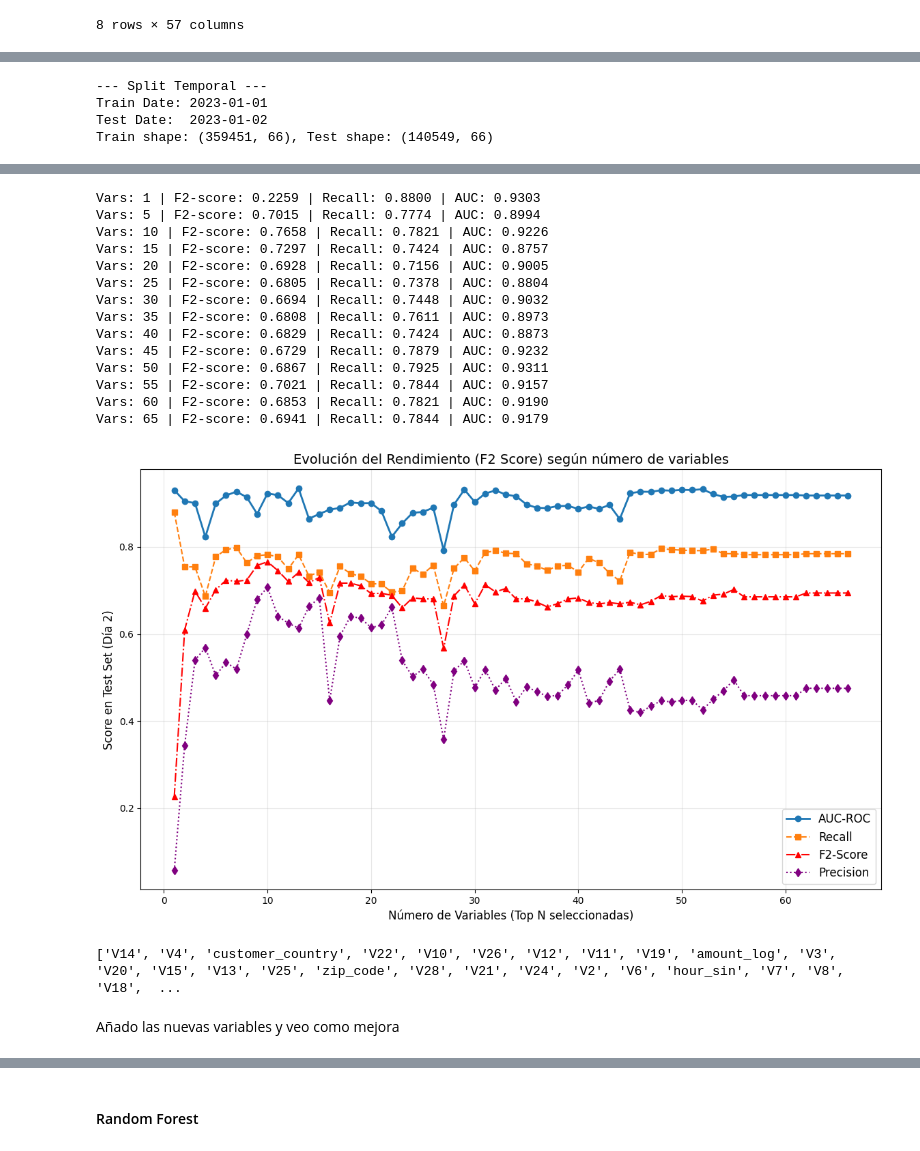
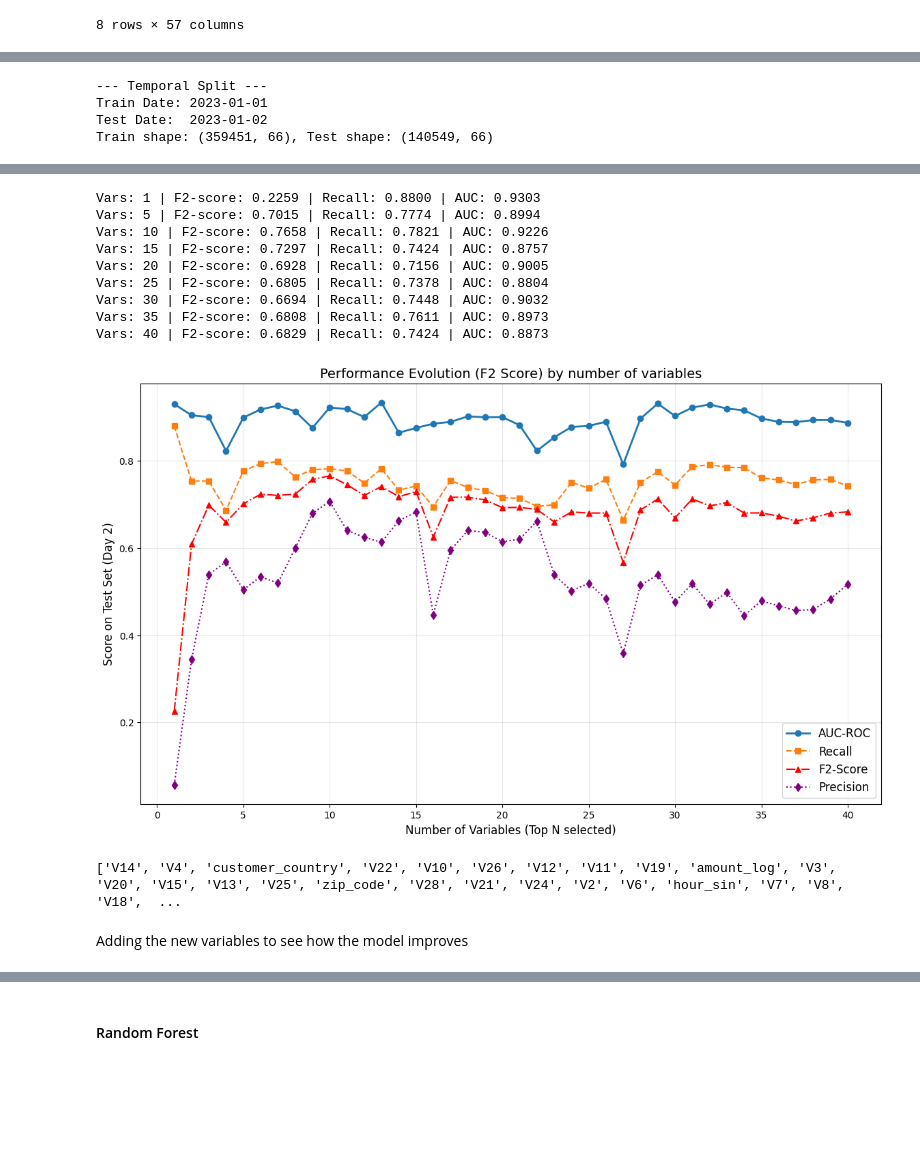
Before and after one commit to enicaking/bluetab-uc3m-project-repo, a Jupyter notebook: notebooks/modeling3.ipynb, the cells around one changed output, grey strips where cells are left out. Drawn from its saved outputs; the diff is of its cells as text; code cells hidden in the pictures; blank space fills up the shorter version.

Commit message:
modeling3 limpio

```diff
--- a/notebooks/modeling3.ipynb
+++ b/notebooks/modeling3.ipynb
@@ -1862,35 +1257,31 @@ df.describe()
 # %%
+#since datasets are similar, we only do this with one of them
 import lightgbm as lgbm
-#
-# Importamos fbeta_score para calcular el F2
-from sklearn.metrics import roc_auc_score, recall_score, fbeta_score, precision_score
-
 # ============================================================================
-# 1. Preparación de Datos con Split Temporal (Día 1 vs Día 2)
+# 1. Data Preparation with Temporal Split (Day 1 vs Day 2)
 # ============================================================================
 
-# Aseguramos que timestamp sea datetime y extraemos la fecha
 df['timestamp'] = pd.to_datetime(df['timestamp'], errors='coerce')
 df['date'] = df['timestamp'].dt.date
 
-# Identificar los días disponibles
+# Identify available days
 dates = sorted(df['date'].dropna().unique())
 
 if len(dates) < 2:
-    raise ValueError("El dataset necesita al menos 2 días distintos para hacer este split.")
+    raise ValueError("The dataset needs at least 2 different days to perform this split.")
 
 train_date = dates[0]
 test_date = dates[1]
 
-print(f"--- Split Temporal ---")
+print(f"--- Temporal Split ---")
 print(f"Train Date: {train_date}")
 print(f"Test Date:  {test_date}")
 
-# Crear DataFrames de Train y Test
+# Create Train and Test DataFrames
 train_df = df[df['date'] == train_date].copy()
 test_df = df[df['date'] == test_date].copy()
 
-# Definir Columnas a eliminar (incluyendo las generadas para el split)
+# Define Columns to exclude (including those generated for the split)
 TARGET_COLUMN = 'Class'
 COLS_TO_EXCLUDE = [
     TARGET_COLUMN, 'transaction_id', 'customer_id', 'device_id',
@@ -1898,7 +1289,7 @@ COLS_TO_EXCLUDE = [
     'country_fraud_rate', "merchant_fraud_rate"
 ]
 
-# Separar X e y
+# Separate X and y
 y_train = train_df[TARGET_COLUMN]
 X_train = train_df.drop(columns=COLS_TO_EXCLUDE, errors='ignore')
 
@@ -1907,7 +1298,7 @@ X_test = test_df.drop(columns=COLS_TO_EXCLUDE, errors='ignore')
 
 print(f"Train shape: {X_train.shape}, Test shape: {X_test.shape}")
 
-# Convertir variables categóricas a 'category' para LightGBM
+# Convert categorical variables to 'category' for LightGBM
 categorical_features = X_train.select_dtypes(include=['object', 'category']).columns.tolist()
 
 for col in categorical_features:
@@ -1916,7 +1307,7 @@ for col in categorical_features:
         X_test[col] = X_test[col].astype('category')
 
 # ============================================================================
-# 2. Entrenar Modelo Base para obtener Ranking de Importancia
+# 2. Train Base Model to obtain Importance Ranking
 # ============================================================================
 
 lgbm_base = lgbm.LGBMClassifier(
@@ -1927,7 +1318,7 @@ lgbm_base = lgbm.LGBMClassifier(
 )
 lgbm_base.fit(X_train, y_train)
 
-# Crear DataFrame de Importancia
+# Create Importance DataFrame
 importances = lgbm_base.feature_importances_
 importance_df = pd.DataFrame({
     'Variable': X_train.columns,
@@ -1947,13 +1338,13 @@ plt.barh(
 )
 plt.xlabel("Importance (LightGBM)")
 plt.ylabel("Variable")
-plt.title(f"Top 20 Variables Importantes (Split: {train_date} -> {test_date})")
+plt.title(f"Top 20 Important Variables (Split: {train_date} -> {test_date})")
 plt.gca().invert_yaxis()
 plt.tight_layout()
 plt.show()
 
 # ============================================================================
-# 3. Evaluación Iterativa de Rendimiento (F2 Score)
+# 3. Iterative Performance Evaluation (F2 Score)
 # ============================================================================
 
 metrics_results = {
@@ -1964,15 +1355,14 @@ metrics_results = {
     'precision': []
 }
 
-# Iterar sobre las features ordenadas
-# sabemos que mas de 40 variables no vamos a usar, asi que lo cargamos hasta
-# 40 variables
+# Iterate over sorted features
+# We know we won't use more than 40 variables, so we load up to 40
 for k in range(1, 41, 1):
 
-    # Seleccionar las top k variables
+    # Select top k variables
     selected_feats = sorted_features_LGBM[:k]
 
-    # Entrenar nuevo modelo con subset de features
+    # Train new model with feature subset
     model_k = lgbm.LGBMClassifier(
         is_unbalance=True,
         random_state=42,
@@ -1982,11 +1372,11 @@ for k in range(1, 41, 1):
 
     model_k.fit(X_train[selected_feats], y_train)
 
-    # Predecir
+    # Predict
     probs_test = model_k.predict_proba(X_test[selected_feats])[:, 1]
     preds_test = model_k.predict(X_test[selected_feats])
 
-    # Calcular Métricas
+    # Calculate Metrics
     metrics_results['num_vars'].append(k)
 
     try:
@@ -1997,32 +1387,32 @@ for k in range(1, 41, 1):
     metrics_results['recall'].append(recall_score(y_test, preds_test, zero_division=0))
     metrics_results['precision'].append(precision_score(y_test, preds_test, zero_division=0))
 
-    # --- CAMBIO CLAVE: CÁLCULO DE F2 ---
-    # beta=2 prioriza el Recall sobre la Precision
+    # --- F2 CALCULATION ---
+    # beta=2 prioritizes Recall over Precision
     f2_val = fbeta_score(y_test, preds_test, beta=2, zero_division=0)
     metrics_results['f2'].append(f2_val)
 
-    # Print de progreso con F2
+    # Progress Print with F2
     if k % 5 == 0 or k == 1:
         print(f"Vars: {k} | F2-score: {metrics_results['f2'][-1]:.4f} | Recall: {metrics_results['recall'][-1]:.4f} | AUC: {metrics_results['auc'][-1]:.4f}")
 
-# PLOT 2: Curva de Rendimiento (Con F2)
+# PLOT 2: Performance Curve (With F2)
 plt.figure(figsize=(14, 8))
 
 plt.plot(metrics_results['num_vars'], metrics_results['auc'], label='AUC-ROC', marker='o', linewidth=2)
 plt.plot(metrics_results['num_vars'], metrics_results['recall'], label='Recall', marker='s', linestyle='--')
-# Graficamos F2
+# Plotting F2
 plt.plot(metrics_results['num_vars'], metrics_results['f2'], label='F2-Score', marker='^', linestyle='-.', color='red')
 plt.plot(metrics_results['num_vars'], metrics_results['precision'], label='Precision', marker='d', linestyle=':', color='purple')
 
-plt.xlabel('Número de Variables (Top N seleccionadas)', fontsize=12)
-plt.ylabel('Score en Test Set (Día 2)', fontsize=12)
-plt.title('Evolución del Rendimiento (F2 Score) según número de variables', fontsize=14)
+plt.xlabel('Number of Variables (Top N selected)', fontsize=12)
+plt.ylabel('Score on Test Set (Day 2)', fontsize=12)
+plt.title('Performance Evolution (F2 Score) by number of variables', fontsize=14)
 plt.legend(fontsize=12)
 plt.grid(True, alpha=0.3)
 plt.show()
 # %% [output]
---- Split Temporal ---
+--- Temporal Split ---
 Train Date: 2023-01-01
 Test Date:  2023-01-02
 Train shape: (359451, 66), Test shape: (140549, 66)
@@ -2030,24 +1420,19 @@ Train shape: (359451, 66), Test shape: (140549, 66)
 Vars: 1 | F2-score: 0.2259 | Recall: 0.8800 | AUC: 0.9303
 Vars: 5 | F2-score: 0.7015 | Recall: 0.7774 | AUC: 0.8994
 Vars: 10 | F2-score: 0.7658 | Recall: 0.7821 | AUC: 0.9226
 Vars: 15 | F2-score: 0.7297 | Recall: 0.7424 | AUC: 0.8757
 Vars: 20 | F2-score: 0.6928 | Recall: 0.7156 | AUC: 0.9005
 Vars: 25 | F2-score: 0.6805 | Recall: 0.7378 | AUC: 0.8804
 Vars: 30 | F2-score: 0.6694 | Recall: 0.7448 | AUC: 0.9032
 Vars: 35 | F2-score: 0.6808 | Recall: 0.7611 | AUC: 0.8973
 Vars: 40 | F2-score: 0.6829 | Recall: 0.7424 | AUC: 0.8873
-Vars: 45 | F2-score: 0.6729 | Recall: 0.7879 | AUC: 0.9232
-Vars: 50 | F2-score: 0.6867 | Recall: 0.7925 | AUC: 0.9311
-Vars: 55 | F2-score: 0.7021 | Recall: 0.7844 | AUC: 0.9157
-Vars: 60 | F2-score: 0.6853 | Recall: 0.7821 | AUC: 0.9190
-Vars: 65 | F2-score: 0.6941 | Recall: 0.7844 | AUC: 0.9179
-[figure, old version]
+[figure, new version]
 # %%
 print(sorted_features_LGBM)
 # %% [output]
 ['V14', 'V4', 'customer_country', 'V22', 'V10', 'V26', 'V12', 'V11', 'V19', 'amount_log', 'V3', 'V20', 'V15', 'V13', 'V25', 'zip_code', 'V28', 'V21', 'V24', 'V2', 'V6', 'hour_sin', 'V7', 'V8', 'V18',  ...
-# %% [markdown]
-Añado las nuevas variables y veo como mejora
+# %% [markdown]
+Adding the new variables to see how the model improves
 # %%
 variables_pca = [f'V{i}' for i in range(1, 29)]
 variables_especificas = [ 'customer_country', 'amount_log', 'timestamp']
```
Also changed, not shown: parts of 40 cells of this notebook.
